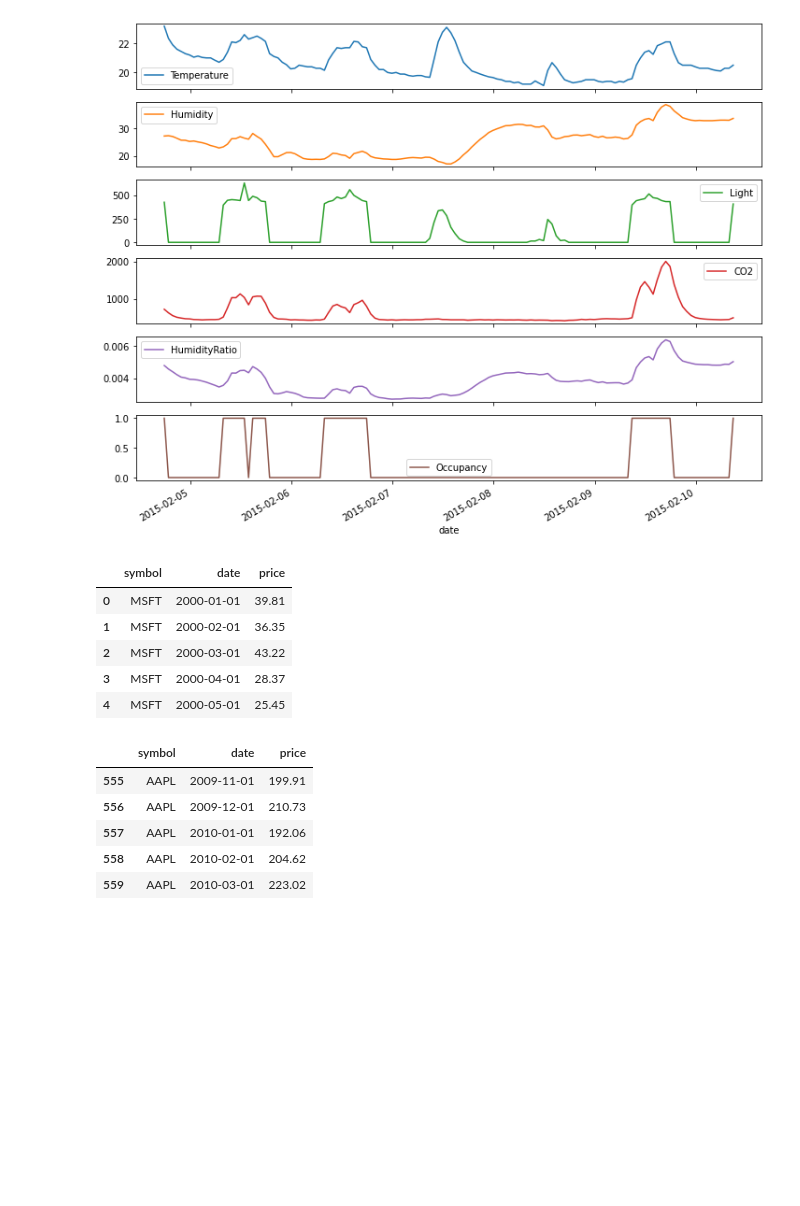
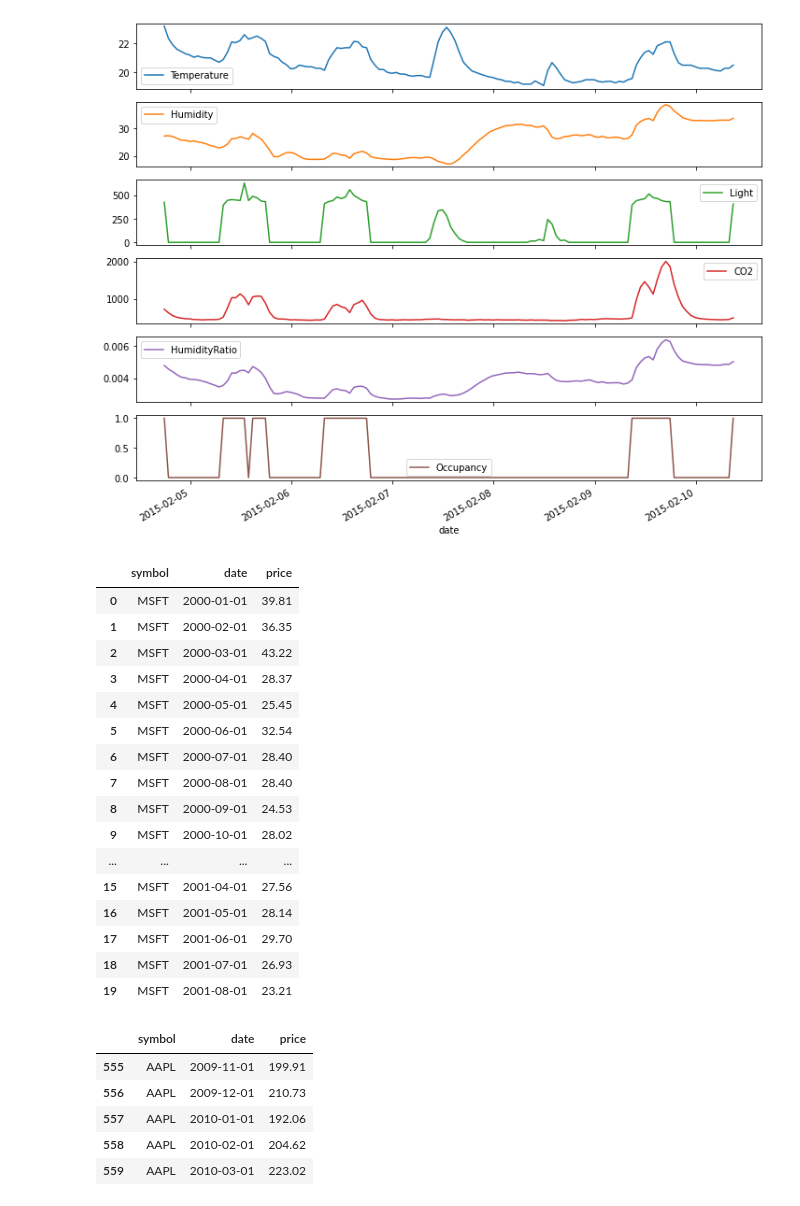
Before and after one commit to GabeMaldonado/JupyterNotebooks, a Jupyter notebook: TimeSeries.ipynb, the cells around one changed output. Drawn from its saved outputs; the diff is of its cells as text; code cells hidden in the pictures; blank space fills up the shorter version.

```diff
--- a/TimeSeries.ipynb
+++ b/TimeSeries.ipynb
@@ -331,16 +335,27 @@ df.asfreq('H').plot(subplots=True, figsize = (12,10));
 # %%
 # import library for toy datasets
 from vega_datasets import data as vds
 
 df_stocks = vds.stocks()
-df_stocks.head()
+df_stocks.head(20)
 # %% [output]
 |  | symbol | date | price |
 | 0 | MSFT | 2000-01-01 | 39.81 |
 | 1 | MSFT | 2000-02-01 | 36.35 |
 | 2 | MSFT | 2000-03-01 | 43.22 |
 | 3 | MSFT | 2000-04-01 | 28.37 |
 | 4 | MSFT | 2000-05-01 | 25.45 |
+| 5 | MSFT | 2000-06-01 | 32.54 |
+| 6 | MSFT | 2000-07-01 | 28.40 |
+| 7 | MSFT | 2000-08-01 | 28.40 |
+| 8 | MSFT | 2000-09-01 | 24.53 |
+| 9 | MSFT | 2000-10-01 | 28.02 |
+| ... | ... | ... | ... |
+| 15 | MSFT | 2001-04-01 | 27.56 |
+| 16 | MSFT | 2001-05-01 | 28.14 |
+| 17 | MSFT | 2001-06-01 | 29.70 |
+| 18 | MSFT | 2001-07-01 | 26.93 |
+| 19 | MSFT | 2001-08-01 | 23.21 |
 # %%
 df_stocks.tail()
 # %% [output]
```
Also changed, not shown: parts of 3 cells of this notebook.
